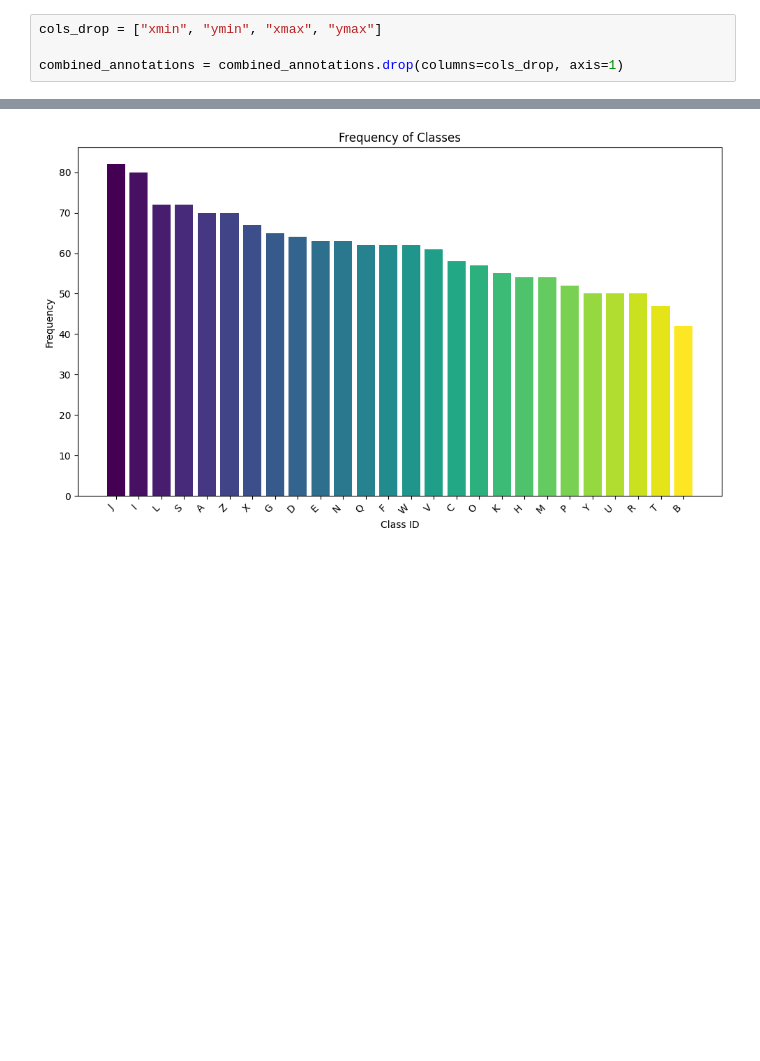
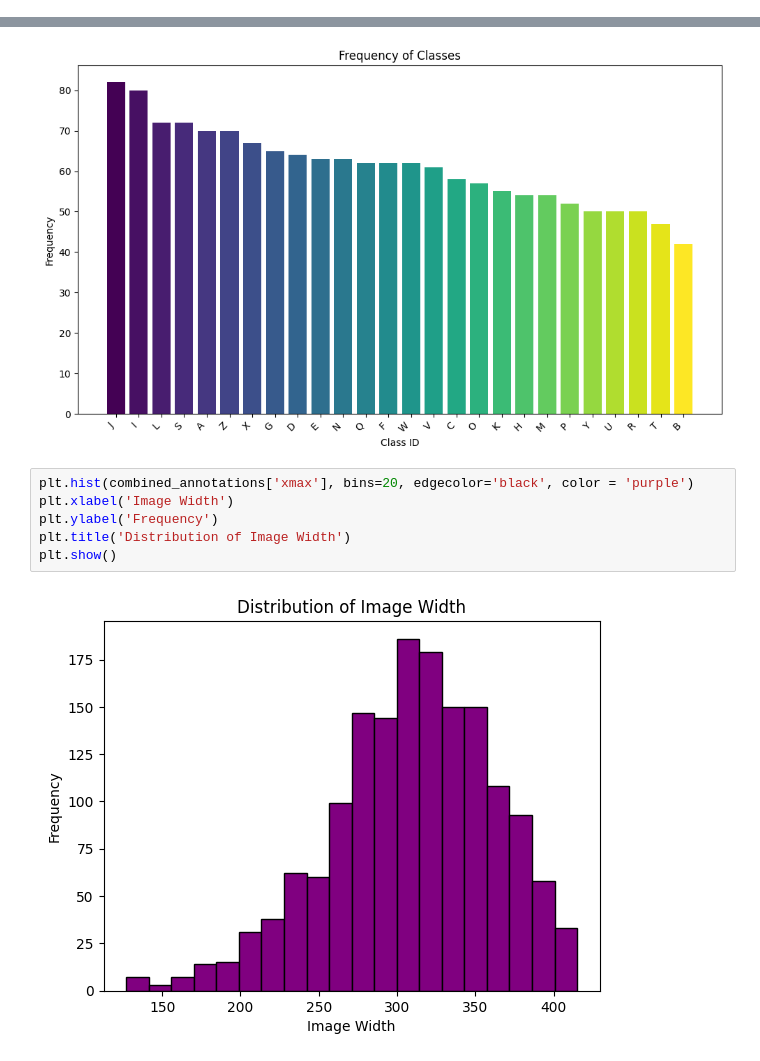
Before and after one commit to ToriStoner/ToriStoner, a Jupyter notebook: ASL_Data_.ipynb, the cells around one changed output, grey strips where cells are left out. Saved outputs shown, nothing was run; the diff lists cells and outputs as text; blank space fills up the shorter version.

```diff
--- a/ASL_Data_.ipynb
+++ b/ASL_Data_.ipynb
@@ -35,10 +35,6 @@ combined_annotations.head()
 | 2 | K4_jpg.rf.00821732715c9137b806036... | 372 | 372 | K | 42 | 12 | 351 | 369 |
 | 3 | W6_jpg.rf.00d19bc3a49f6469e2afa3a... | 412 | 412 | W | 22 | 73 | 377 | 412 |
 | 4 | J30_jpg.rf.00d20e595026b31773ded4... | 382 | 382 | J | 122 | 204 | 250 | 334 |
-# %%
-cols_drop = ["xmin", "ymin", "xmax", "ymax"]
-
-combined_annotations = combined_annotations.drop(columns=cols_drop, axis=1)
 # %%
 combined_annotations.head()
 # %% [output]
@@ -69,3 +65,11 @@ plt.tight_layout()
 plt.show()
 # %% [output]
 [figure]
+# %%
+plt.hist(combined_annotations['xmax'], bins=20, edgecolor='black', color = 'purple')
+plt.xlabel('Image Width')
+plt.ylabel('Frequency')
+plt.title('Distribution of Image Width')
+plt.show()
+# %% [output]
+[figure, added]
```
Also changed, not shown: parts of 2 cells of this notebook.
